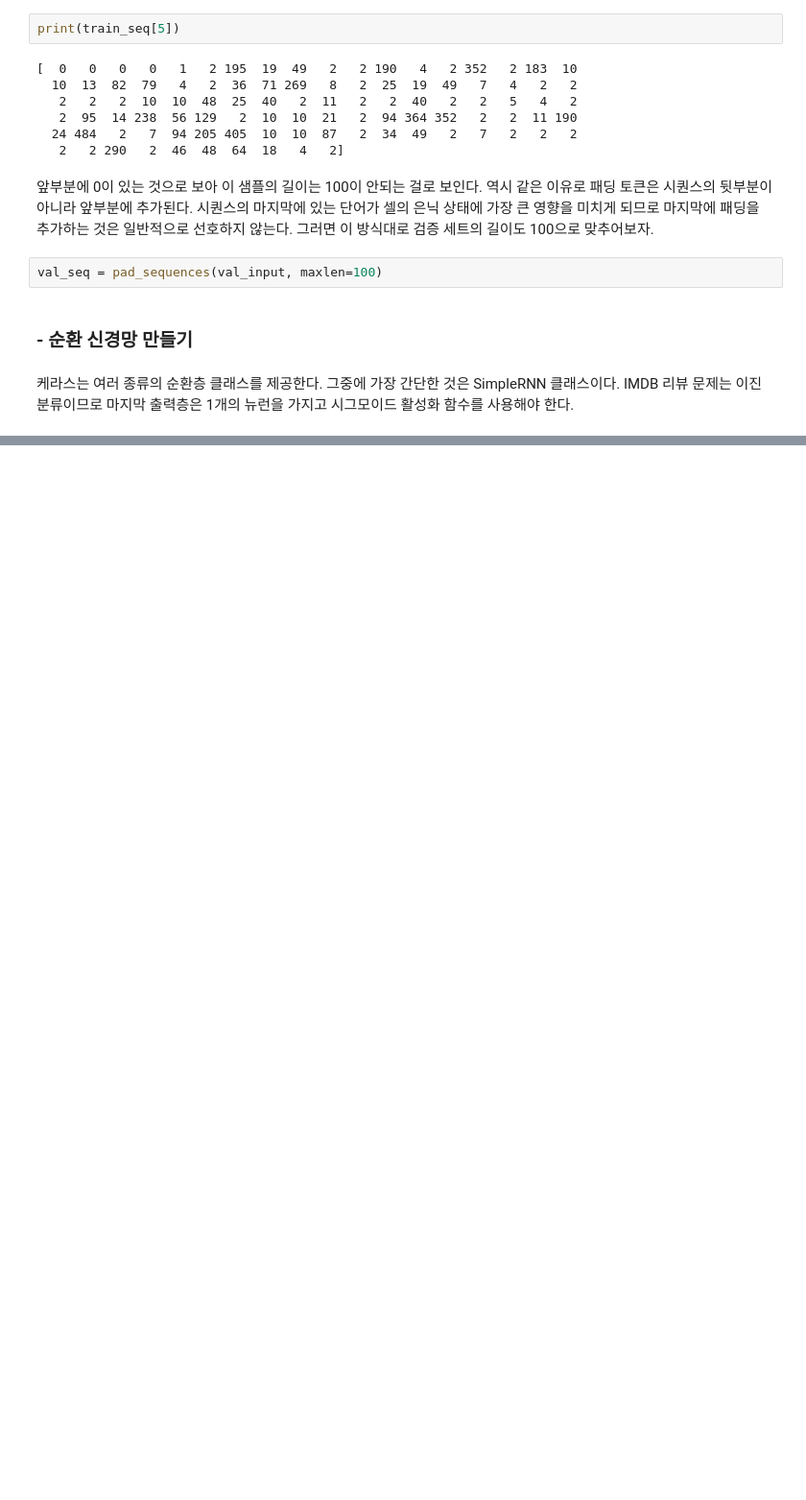
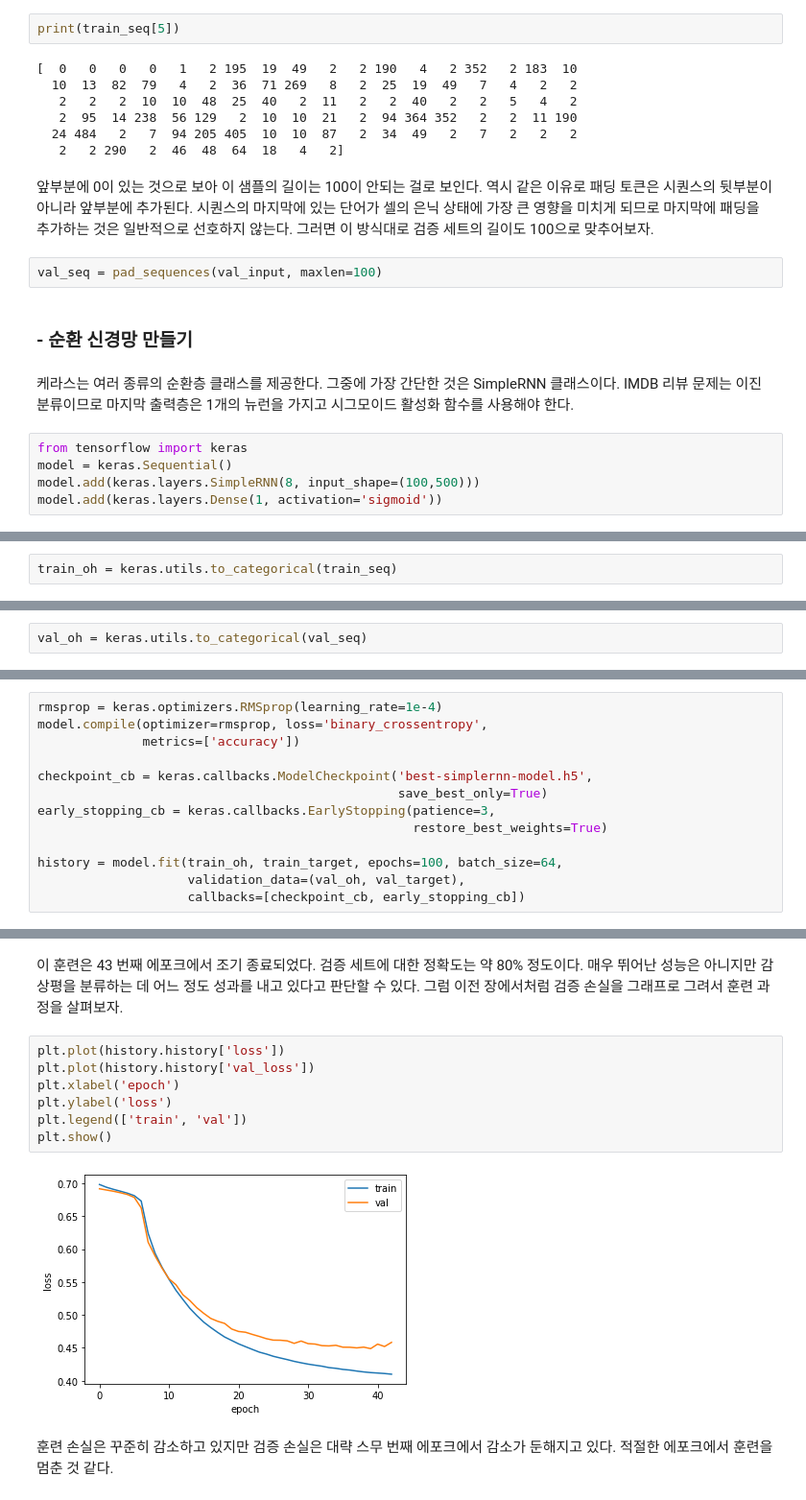
Before and after one commit to jaeyoon89/machinlearnig_deeplearning_study, a Jupyter notebook: mldl_ch9_neural_network_for_text.ipynb, the cells around one changed output, grey strips where cells are left out. Shown at 96% size. Saved outputs shown, nothing was run; the diff lists cells and outputs as text; blank space fills up the shorter version.

```diff
--- a/mldl_ch9_neural_network_for_text.ipynb
+++ b/mldl_ch9_neural_network_for_text.ipynb
@@ -161,3 +161,8 @@ val_seq = pad_sequences(val_input, maxlen=100)
 ### - 순환 신경망 만들기
 # %% [markdown]
 케라스는 여러 종류의 순환층 클래스를 제공한다. 그중에 가장 간단한 것은 SimpleRNN 클래스이다. IMDB 리뷰 문제는 이진 분류이므로 마지막 출력층은 1개의 뉴런을 가지고 시그모이드 활성화 함수를 사용해야 한다.
+# %%
+from tensorflow import keras
+model = keras.Sequential()
+model.add(keras.layers.SimpleRNN(8, input_shape=(100,500)))
+model.add(keras.layers.Dense(1, activation='sigmoid'))
@@ -163,0 +177,2 @@ val_seq = pad_sequences(val_input, maxlen=100)
+# %%
+train_oh = keras.utils.to_categorical(train_seq)
@@ -163,0 +197,2 @@ val_seq = pad_sequences(val_input, maxlen=100)
+# %%
+val_oh = keras.utils.to_categorical(val_seq)
@@ -163,0 +220,13 @@ val_seq = pad_sequences(val_input, maxlen=100)
+# %%
+rmsprop = keras.optimizers.RMSprop(learning_rate=1e-4)
+model.compile(optimizer=rmsprop, loss='binary_crossentropy',
+              metrics=['accuracy'])
+
+checkpoint_cb = keras.callbacks.ModelCheckpoint('best-simplernn-model.h5',
+                                                save_best_only=True)
+early_stopping_cb = keras.callbacks.EarlyStopping(patience=3,
+                                                  restore_best_weights=True)
+
+history = model.fit(train_oh, train_target, epochs=100, batch_size=64,
+                    validation_data=(val_oh, val_target),
+                    callbacks=[checkpoint_cb, early_stopping_cb])
@@ -163,0 +251,13 @@ val_seq = pad_sequences(val_input, maxlen=100)
+# %% [markdown]
+이 훈련은 43 번째 에포크에서 조기 종료되었다. 검증 세트에 대한 정확도는 약 80% 정도이다. 매우 뛰어난 성능은 아니지만 감상평을 분류하는 데 어느 정도 성과를 내고 있다고 판단할 수 있다. 그럼 이전 장에서처럼 검증 손실을 그래프로 그려서 훈련 과정을 살펴보자.
+# %%
+plt.plot(history.history['loss'])
+plt.plot(history.history['val_loss'])
+plt.xlabel('epoch')
+plt.ylabel('loss')
+plt.legend(['train', 'val'])
+plt.show()
+# %% [output]
+[figure, added]
+# %% [markdown]
+훈련 손실은 꾸준히 감소하고 있지만 검증 손실은 대략 스무 번째 에포크에서 감소가 둔해지고 있다. 적절한 에포크에서 훈련을 멈춘 것 같다.
```
Also changed, not shown: parts of 26 cells of this notebook.
